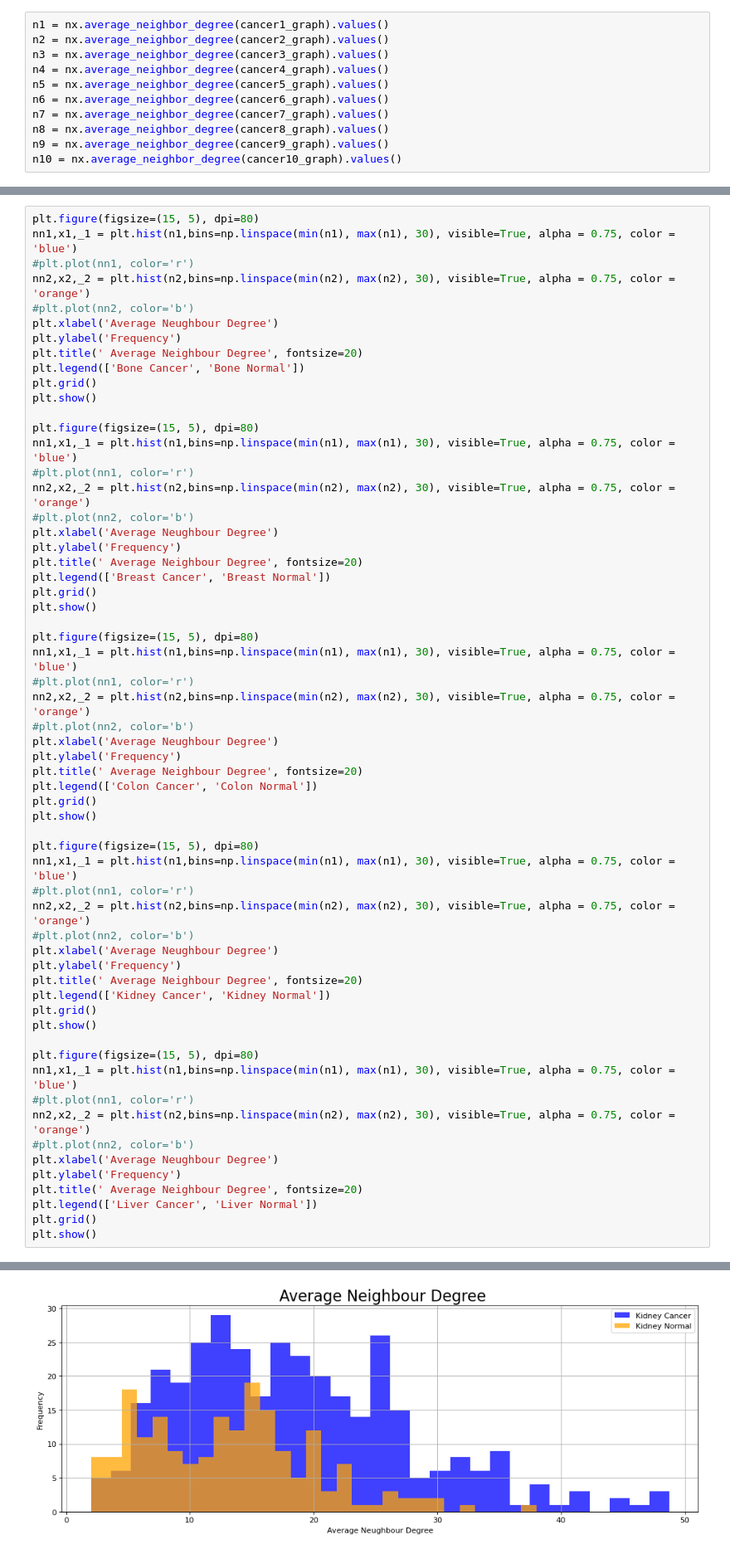
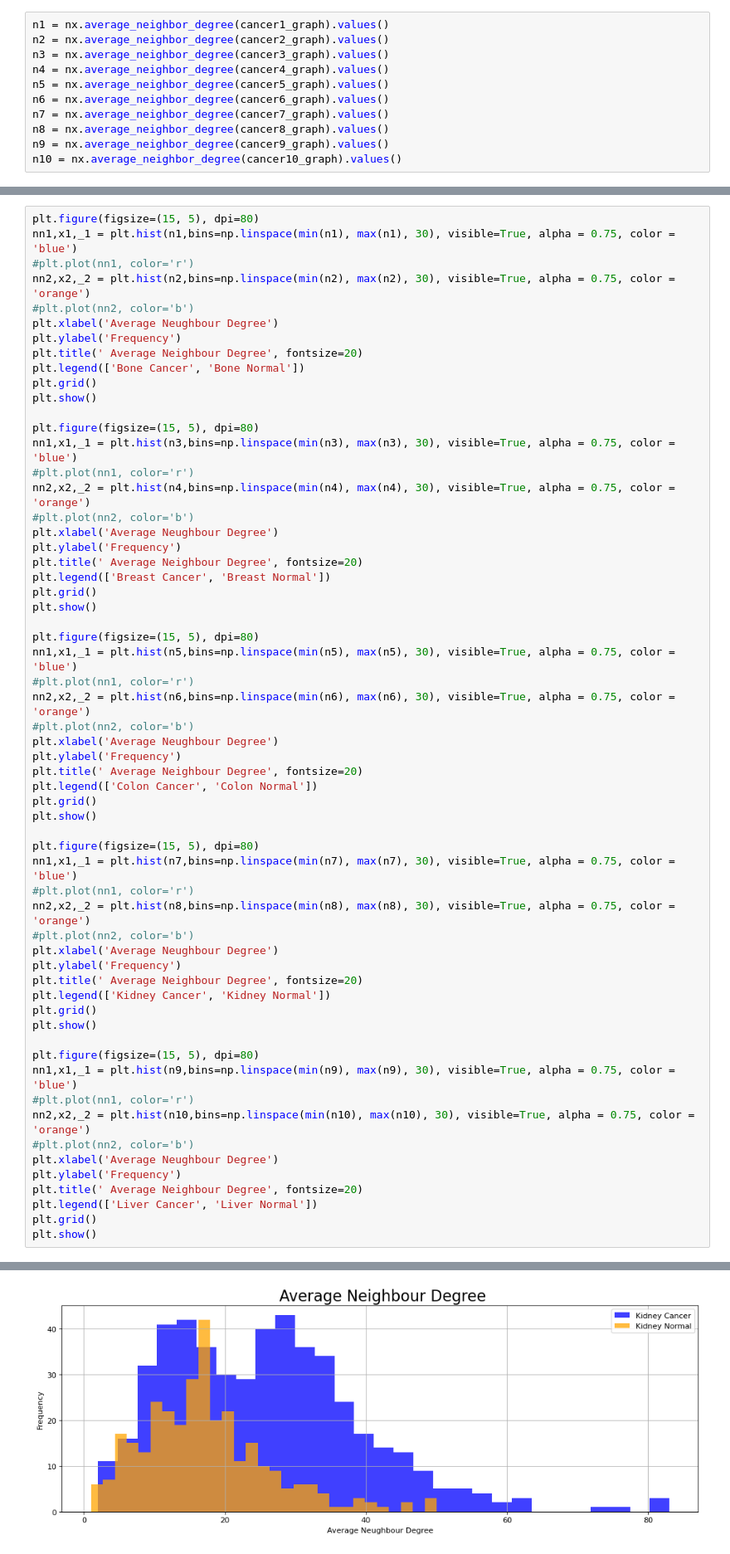
Before and after one commit to arkaprabha10/Cancer-PPIN-Analysis, a Jupyter notebook: Implementation/AnalysisCode.ipynb, the cells around one changed output, grey strips where cells are left out. Shown at 83% size. Drawn from its saved outputs; the diff is of its cells as text.

```diff
--- a/Implementation/AnalysisCode.ipynb
+++ b/Implementation/AnalysisCode.ipynb
@@ -1264,9 +1341,9 @@ plt.grid()
 plt.show()
 
 plt.figure(figsize=(15, 5), dpi=80)
-nn1,x1,_1 = plt.hist(n1,bins=np.linspace(min(n1), max(n1), 30), visible=True, alpha = 0.75, color = 'blue')
+nn1,x1,_1 = plt.hist(n3,bins=np.linspace(min(n3), max(n3), 30), visible=True, alpha = 0.75, color = 'blue')
 #plt.plot(nn1, color='r')
-nn2,x2,_2 = plt.hist(n2,bins=np.linspace(min(n2), max(n2), 30), visible=True, alpha = 0.75, color = 'orange')
+nn2,x2,_2 = plt.hist(n4,bins=np.linspace(min(n4), max(n4), 30), visible=True, alpha = 0.75, color = 'orange')
 #plt.plot(nn2, color='b')
 plt.xlabel('Average Neughbour Degree')
 plt.ylabel('Frequency')
@@ -1276,9 +1353,9 @@ plt.grid()
 plt.show()
 
 plt.figure(figsize=(15, 5), dpi=80)
-nn1,x1,_1 = plt.hist(n1,bins=np.linspace(min(n1), max(n1), 30), visible=True, alpha = 0.75, color = 'blue')
+nn1,x1,_1 = plt.hist(n5,bins=np.linspace(min(n5), max(n5), 30), visible=True, alpha = 0.75, color = 'blue')
 #plt.plot(nn1, color='r')
-nn2,x2,_2 = plt.hist(n2,bins=np.linspace(min(n2), max(n2), 30), visible=True, alpha = 0.75, color = 'orange')
+nn2,x2,_2 = plt.hist(n6,bins=np.linspace(min(n6), max(n6), 30), visible=True, alpha = 0.75, color = 'orange')
 #plt.plot(nn2, color='b')
 plt.xlabel('Average Neughbour Degree')
 plt.ylabel('Frequency')
@@ -1288,9 +1365,9 @@ plt.grid()
 plt.show()
 
 plt.figure(figsize=(15, 5), dpi=80)
-nn1,x1,_1 = plt.hist(n1,bins=np.linspace(min(n1), max(n1), 30), visible=True, alpha = 0.75, color = 'blue')
+nn1,x1,_1 = plt.hist(n7,bins=np.linspace(min(n7), max(n7), 30), visible=True, alpha = 0.75, color = 'blue')
 #plt.plot(nn1, color='r')
-nn2,x2,_2 = plt.hist(n2,bins=np.linspace(min(n2), max(n2), 30), visible=True, alpha = 0.75, color = 'orange')
+nn2,x2,_2 = plt.hist(n8,bins=np.linspace(min(n8), max(n8), 30), visible=True, alpha = 0.75, color = 'orange')
 #plt.plot(nn2, color='b')
 plt.xlabel('Average Neughbour Degree')
 plt.ylabel('Frequency')
@@ -1300,9 +1377,9 @@ plt.grid()
 plt.show()
 
 plt.figure(figsize=(15, 5), dpi=80)
-nn1,x1,_1 = plt.hist(n1,bins=np.linspace(min(n1), max(n1), 30), visible=True, alpha = 0.75, color = 'blue')
+nn1,x1,_1 = plt.hist(n9,bins=np.linspace(min(n9), max(n9), 30), visible=True, alpha = 0.75, color = 'blue')
 #plt.plot(nn1, color='r')
-nn2,x2,_2 = plt.hist(n2,bins=np.linspace(min(n2), max(n2), 30), visible=True, alpha = 0.75, color = 'orange')
+nn2,x2,_2 = plt.hist(n10,bins=np.linspace(min(n10), max(n10), 30), visible=True, alpha = 0.75, color = 'orange')
 #plt.plot(nn2, color='b')
 plt.xlabel('Average Neughbour Degree')
 plt.ylabel('Frequency')
@@ -1317 +1394 @@ plt.show()
-[figure, old version]
+[figure, new version]
```
Also changed, not shown: parts of 11 cells of this notebook, 45 other files.
